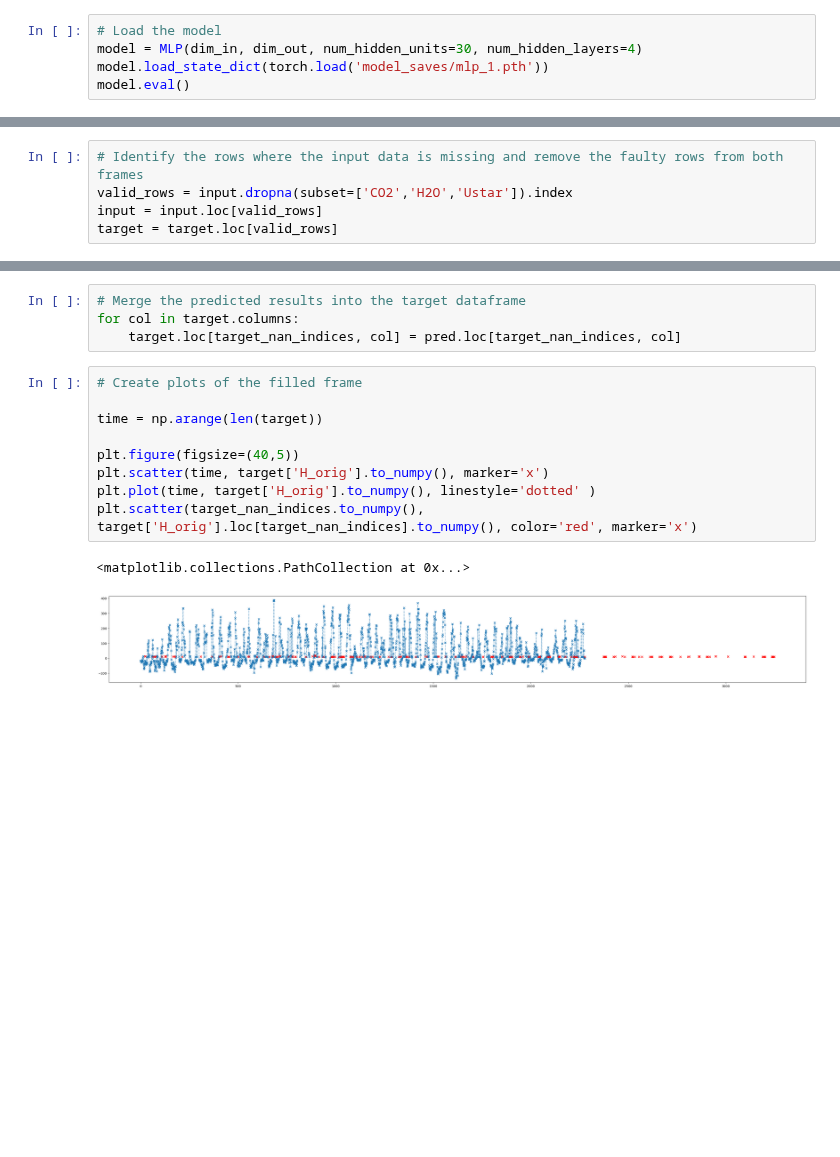
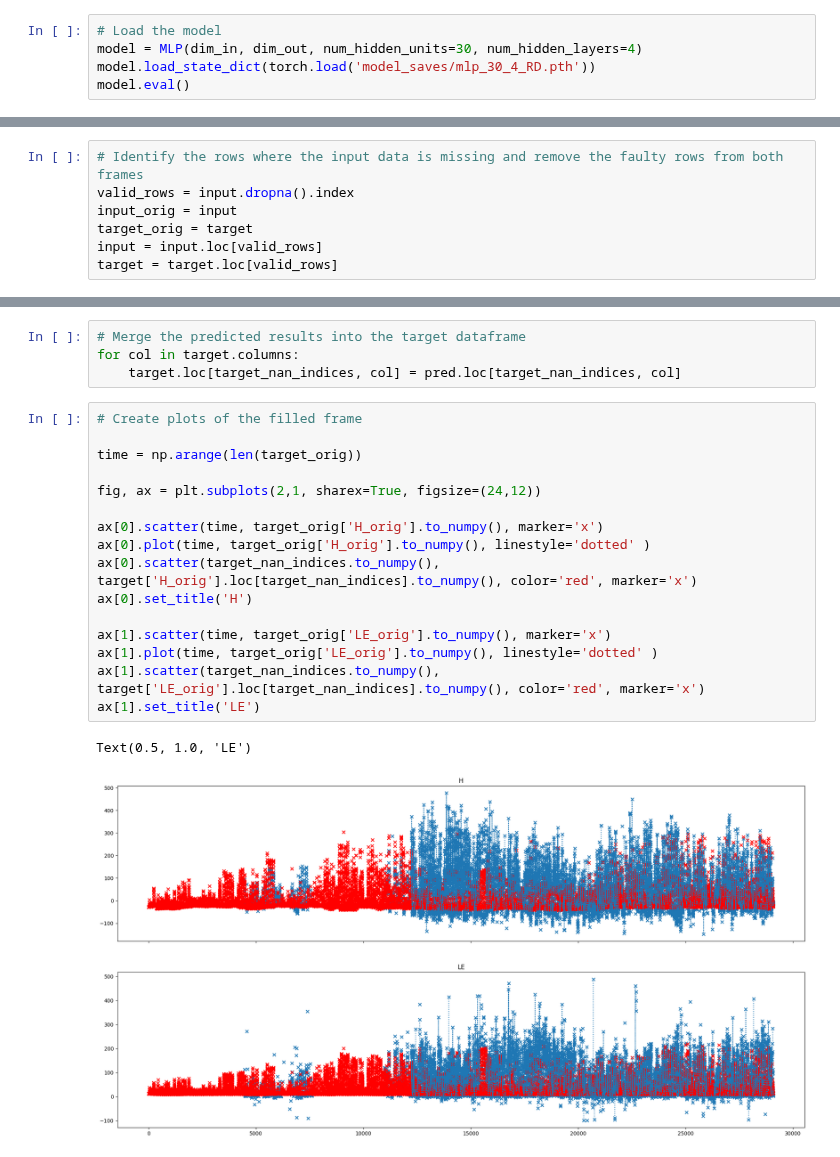
Before and after one commit to justusm00/ebc-project, a Jupyter notebook: GapFillingComp.ipynb, the cells around one changed output, grey strips where cells are left out. Cells and saved outputs as stored; diff of their text form; blank space fills up the shorter version.

```diff
--- a/GapFillingComp.ipynb
+++ b/GapFillingComp.ipynb
@@ -17,6 +17,6 @@ input, target, dim_in, dim_out = grab_data('data/data_merged_with_nans.csv', col
 # %%
 # Load the model
 model = MLP(dim_in, dim_out, num_hidden_units=30, num_hidden_layers=4)
-model.load_state_dict(torch.load('model_saves/mlp_1.pth'))
+model.load_state_dict(torch.load('model_saves/mlp_30_4_RD.pth'))
 model.eval()
 # %% [output]
@@ -40,7 +55,9 @@ day           0
 dtype: int64
 # %%
 # Identify the rows where the input data is missing and remove the faulty rows from both frames
-valid_rows = input.dropna(subset=['CO2','H2O','Ustar']).index
+valid_rows = input.dropna().index
+input_orig = input
+target_orig = target
 input = input.loc[valid_rows]
 target = target.loc[valid_rows]
 # %%
@@ -78,12 +95,19 @@ for col in target.columns:
 # %%
 # Create plots of the filled frame
 
-time = np.arange(len(target))
+time = np.arange(len(target_orig))
 
-plt.figure(figsize=(40,5))
-plt.scatter(time, target['H_orig'].to_numpy(), marker='x')
-plt.plot(time, target['H_orig'].to_numpy(), linestyle='dotted' )
-plt.scatter(target_nan_indices.to_numpy(), target['H_orig'].loc[target_nan_indices].to_numpy(), color='red', marker='x')
+fig, ax = plt.subplots(2,1, sharex=True, figsize=(24,12))
+
+ax[0].scatter(time, target_orig['H_orig'].to_numpy(), marker='x')
+ax[0].plot(time, target_orig['H_orig'].to_numpy(), linestyle='dotted' )
+ax[0].scatter(target_nan_indices.to_numpy(), target['H_orig'].loc[target_nan_indices].to_numpy(), color='red', marker='x')
+ax[0].set_title('H')
+
+ax[1].scatter(time, target_orig['LE_orig'].to_numpy(), marker='x')
+ax[1].plot(time, target_orig['LE_orig'].to_numpy(), linestyle='dotted' )
+ax[1].scatter(target_nan_indices.to_numpy(), target['LE_orig'].loc[target_nan_indices].to_numpy(), color='red', marker='x')
+ax[1].set_title('LE')
 # %% [output]
-<matplotlib.collections.PathCollection at 0x...>
+Text(0.5, 1.0, 'LE')
-[figure, old version]
+[figure, new version]
```
Also changed, not shown: parts of 5 cells of this notebook, 9 other files.
